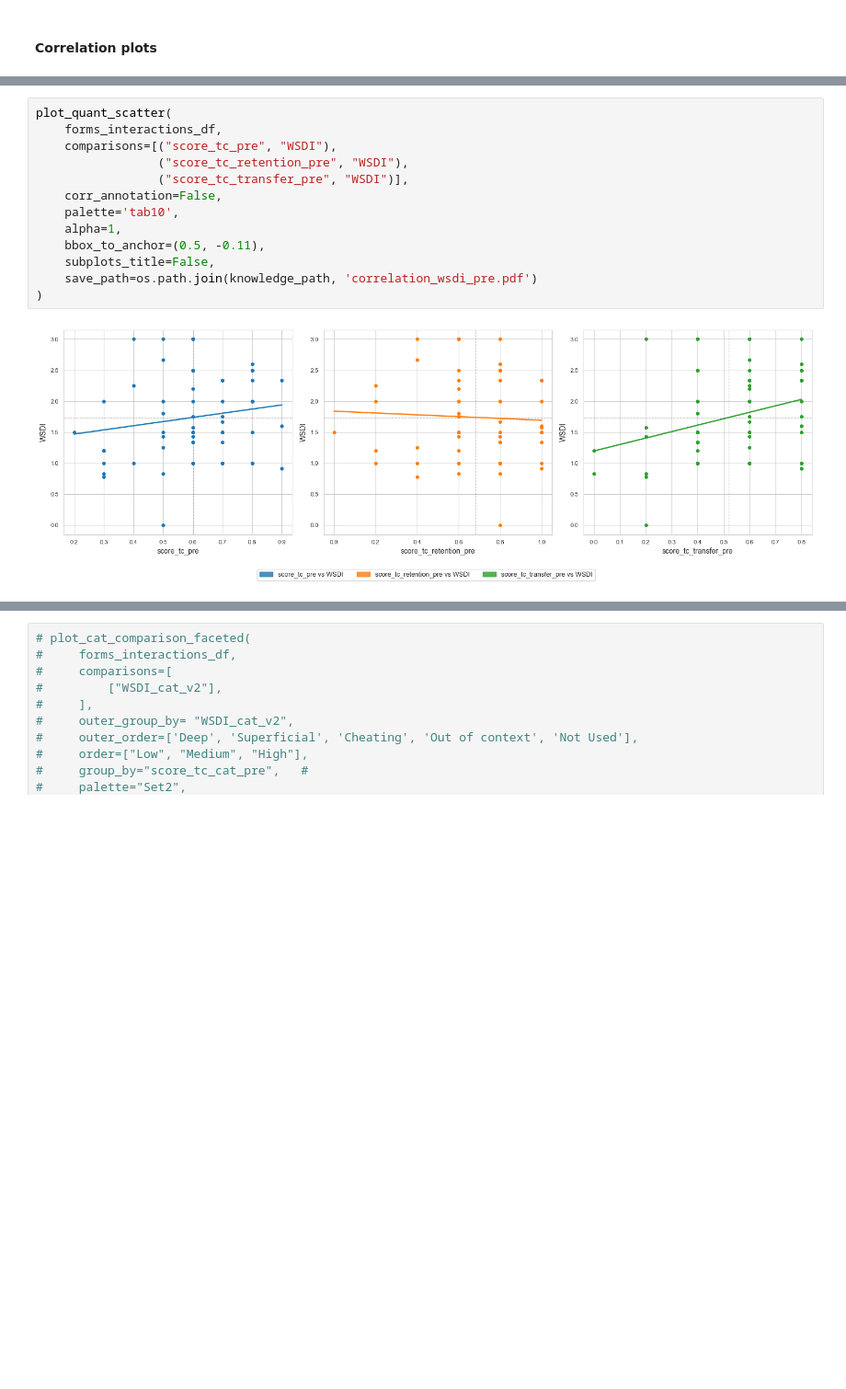
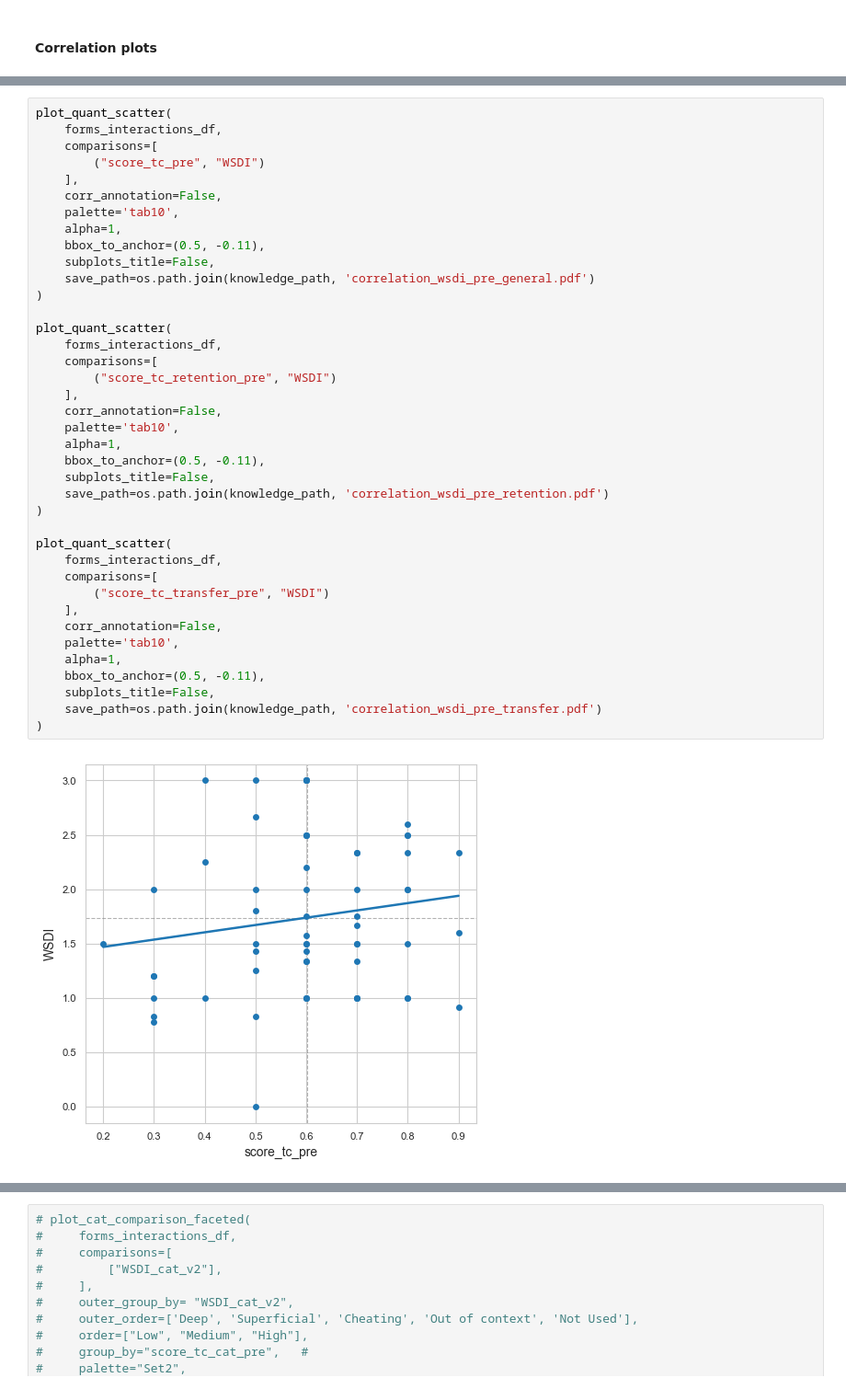
Before and after one commit to IBiDat/va-educational-impact, a Jupyter notebook: src/notebooks/paper/paper_results.ipynb, the cells around one changed output, grey strips where cells are left out. Shown at 92% size. Saved outputs shown, nothing was run; the diff lists cells and outputs as text; blank space fills up the shorter version.

```diff
--- a/src/notebooks/paper/paper_results.ipynb
+++ b/src/notebooks/paper/paper_results.ipynb
@@ -655,15 +759,41 @@ for col in cols_2:
 # %%
 plot_quant_scatter(
     forms_interactions_df,
-    comparisons=[("score_tc_pre", "WSDI"),
-                 ("score_tc_retention_pre", "WSDI"),
-                 ("score_tc_transfer_pre", "WSDI")],
+    comparisons=[
+        ("score_tc_pre", "WSDI")
+    ],
     corr_annotation=False,
     palette='tab10',
     alpha=1,
     bbox_to_anchor=(0.5, -0.11),
     subplots_title=False,
-    save_path=os.path.join(knowledge_path, 'correlation_wsdi_pre.pdf')
+    save_path=os.path.join(knowledge_path, 'correlation_wsdi_pre_general.pdf')
 )
+
+plot_quant_scatter(
+    forms_interactions_df,
+    comparisons=[
+        ("score_tc_retention_pre", "WSDI")
+    ],
+    corr_annotation=False,
+    palette='tab10',
+    alpha=1,
+    bbox_to_anchor=(0.5, -0.11),
+    subplots_title=False,
+    save_path=os.path.join(knowledge_path, 'correlation_wsdi_pre_retention.pdf')
+)
+
+plot_quant_scatter(
+    forms_interactions_df,
+    comparisons=[
+        ("score_tc_transfer_pre", "WSDI")
+    ],
+    corr_annotation=False,
+    palette='tab10',
+    alpha=1,
+    bbox_to_anchor=(0.5, -0.11),
+    subplots_title=False,
+    save_path=os.path.join(knowledge_path, 'correlation_wsdi_pre_transfer.pdf')
+)
 # %% [output]
-[figure, old version]
+[figure, new version]
```
Also changed, not shown: parts of 27 cells of this notebook, 1 other file.
